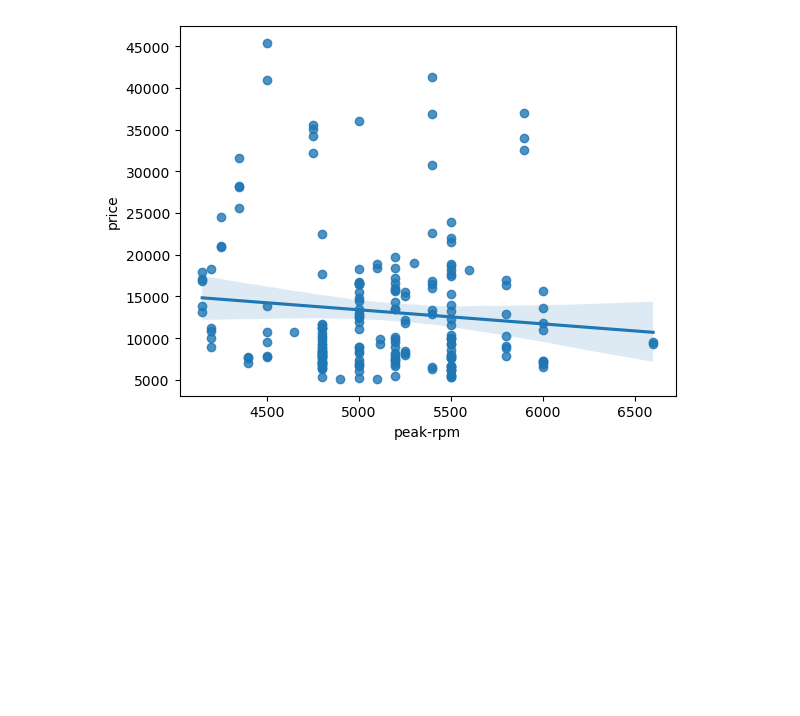
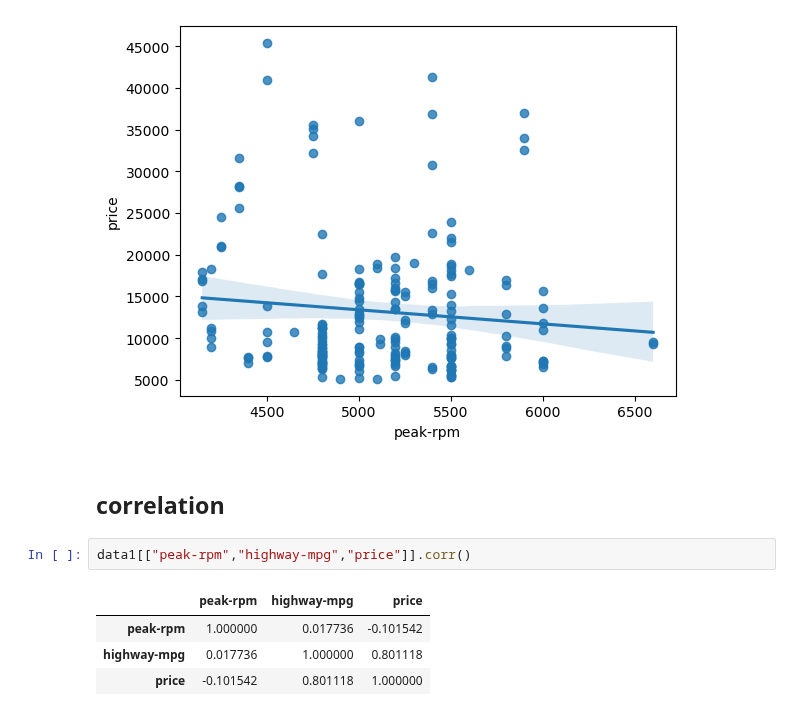
Before and after one commit to Immortal-Pi/IBMdatascience, a Jupyter notebook: dataAnalysis/carPricingDataset.ipynb, the cells around one changed output. Saved outputs shown, nothing was run; the diff lists cells and outputs as text; blank space fills up the shorter version.

```diff
--- a/dataAnalysis/carPricingDataset.ipynb
+++ b/dataAnalysis/carPricingDataset.ipynb
@@ -1197,3 +1197,12 @@ sns.regplot(x="peak-rpm", y="price", data=data1)
 # %% [output]
 <Axes: xlabel='peak-rpm', ylabel='price'>
 [figure]
+# %% [markdown]
+## correlation
+# %%
+data1[["peak-rpm","highway-mpg","price"]].corr()
+# %% [output]
+|  | peak-rpm | highway-mpg | price |
+| peak-rpm | 1.000000 | 0.017736 | -0.101542 |
+| highway-mpg | 0.017736 | 1.000000 | 0.801118 |
+| price | -0.101542 | 0.801118 | 1.000000 |
```
Also changed, not shown: parts of 4 cells of this notebook.
